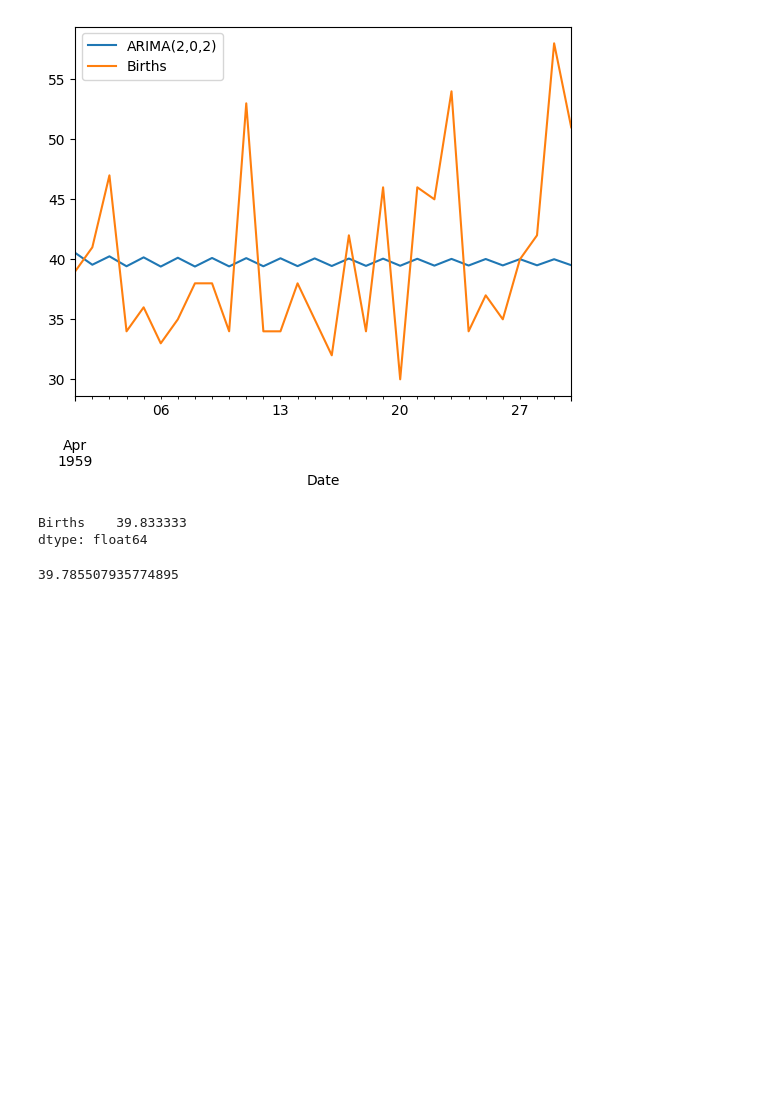
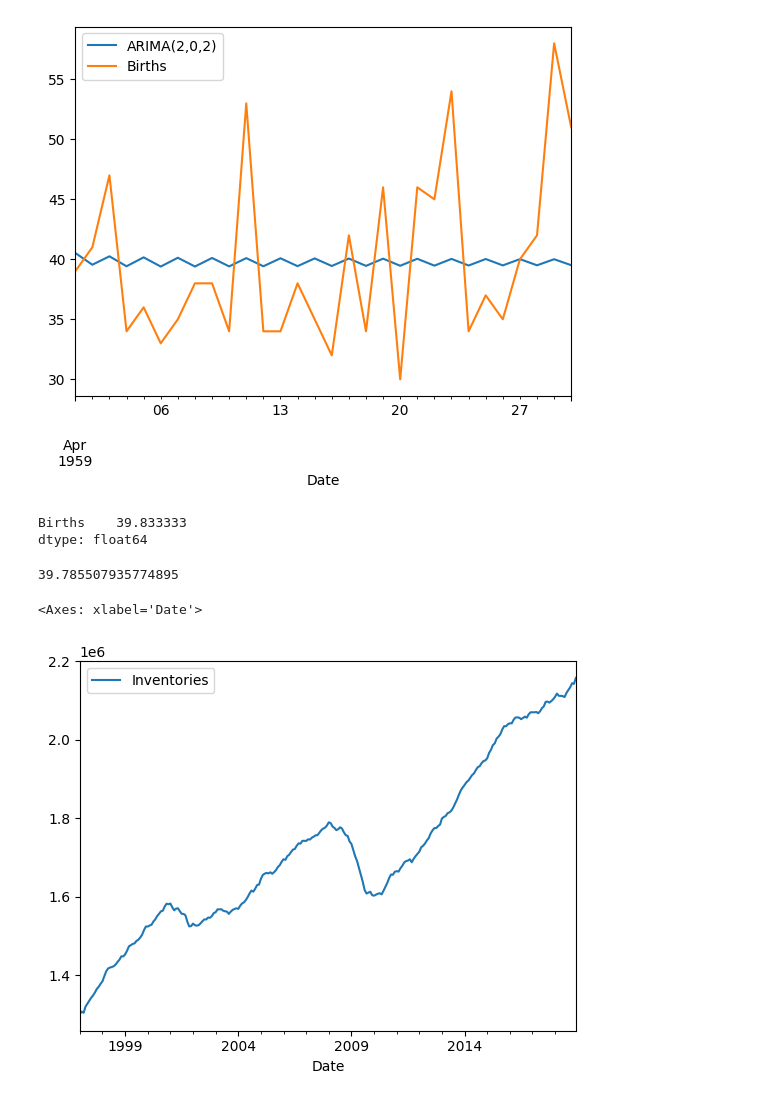
Before and after one commit to nmaiya/ColabTimeSeries, a Jupyter notebook: ARMA.ipynb, the cells around one changed output. Cells and saved outputs as stored; diff of their text form; code cells hidden in the pictures; blank space fills up the shorter version.

```diff
--- a/ARMA.ipynb
+++ b/ARMA.ipynb
@@ -129,3 +129,8 @@ dtype: float64
 predctions.mean()
 # %% [output]
 39.785507935774895
+# %%
+tradeInv.plot()
+# %% [output]
+<Axes: xlabel='Date'>
+[figure, added]
```
Also changed, not shown: parts of 10 cells of this notebook.
